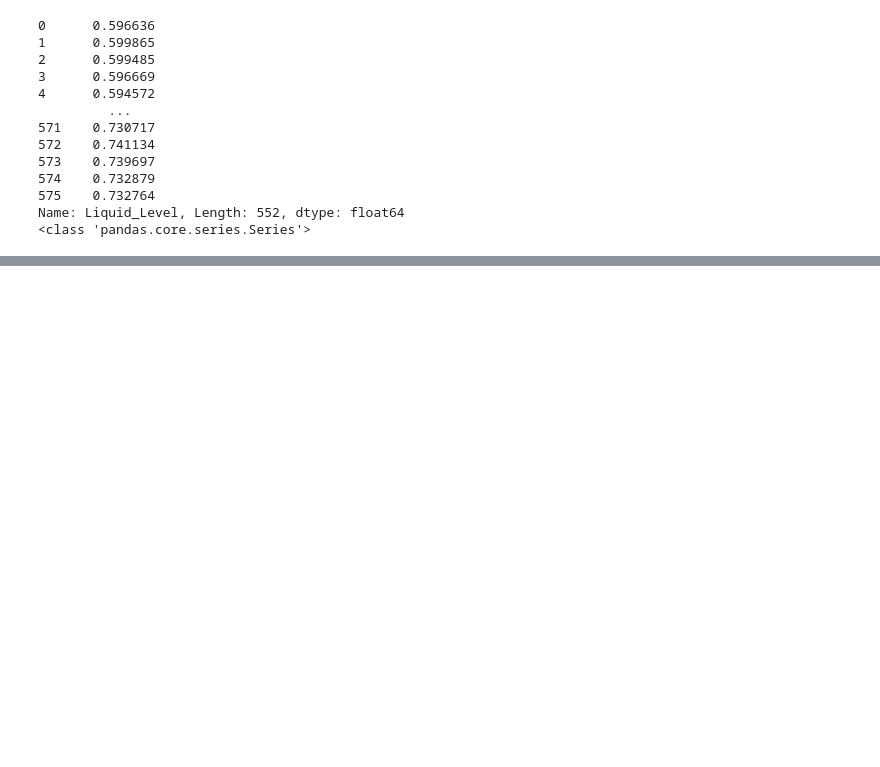
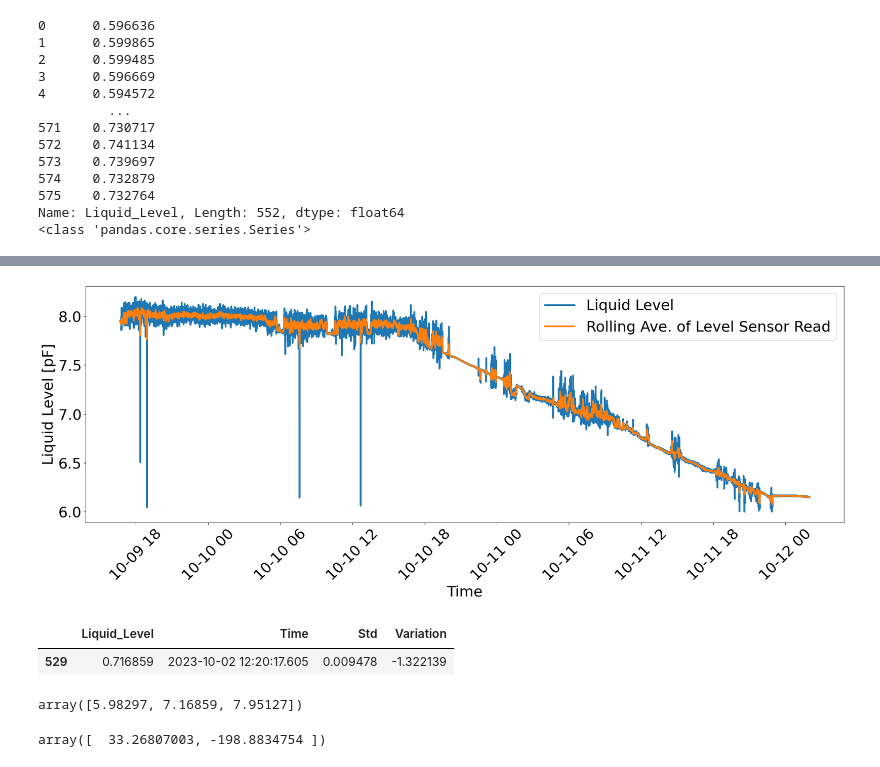
Before and after one commit to yuntsebaryon/SLArchettoMonitoring, a Jupyter notebook: LiquidLevel.ipynb, the cells around one changed output, grey strips where cells are left out. Drawn from its saved outputs; the diff is of its cells as text; code cells hidden in the pictures; blank space fills up the shorter version.

```diff
--- a/LiquidLevel.ipynb
+++ b/LiquidLevel.ipynb
@@ -152,0 +229,14 @@ fig.savefig('/Users/yuntse/Documents/DUNE/SLArchetto/Monitoring/LiquidLevel_2023
+# %%
+# Get the window of series
+# of observations of specified window size
+LL2Window = LL2Series.rolling( windowSize )
+
+# Create a series of moving
+# averages of each window
+LL2AveS = LL2Window.mean()
+# std of each window
+LL2StdS = LL2Window.std()
+# %%
+LL2Shift = LL2_trim.shift(periods = 5)
+LL2Time = LL2Shift['Time']
+LL2Shift[0:20]
@@ -152,0 +261,12 @@ fig.savefig('/Users/yuntse/Documents/DUNE/SLArchetto/Monitoring/LiquidLevel_2023
+# %%
+# Convert the series to data frame
+LL2Ave = LL2AveS.to_frame()
+LL2Std = LL2StdS.to_frame()
+# Insert the time stamp and the std to the current average data frame
+LL2Ave.insert( 1, 'Time', LL2Time )
+LL2Ave.insert( 2, 'Std', LL2Std )
+# Add a column of std/average in %
+LL2Ave = LL2Ave.assign( Variation = lambda x: x.Std/-x.Liquid_Level*100. )
+# Remove the NaN rows
+LL2Ave = LL2Ave.dropna()
+print( LL2Ave )
@@ -152,0 +288,29 @@ fig.savefig('/Users/yuntse/Documents/DUNE/SLArchetto/Monitoring/LiquidLevel_2023
+# %%
+# create figure and axis objects with subplots()
+fig, ax = plt.subplots(figsize = (20,8))
+ax.plot( LL2_trim['Time'], LL2_trim['Liquid_Level']*10, label = 'Liquid Level', lw = 3)
+ax.plot( LL2Ave['Time'], LL2Ave['Liquid_Level']*10, label = 'Rolling Ave. of Level Sensor Read', lw = 3)
+
+# set x-axis label
+ax.set_xlabel('Time', fontsize = 26)
+ax.tick_params(axis = 'x', labelrotation = 45, labelsize = 26)
+# set y-axis label
+ax.set_ylabel('Liquid Level [pF]', fontsize = 26)
+ax.tick_params(axis = 'y', labelsize = 26)
+ax.legend(loc = 'upper right', ncol = 1, fontsize = 26)
+plt.tight_layout()
+fig.savefig('/Users/yuntse/Documents/DUNE/SLArchetto/Monitoring/LiquidLevel_20231009.pdf')
+fig.savefig('/Users/yuntse/Documents/DUNE/SLArchetto/Monitoring/LiquidLevel_20231009.png')
+# %% [output]
+[figure, added]
+# %%
+LLAve[LLAve.Time=='2023-10-02 12:20:17.605']
+# %% [output]
+|  | Liquid_Level | Time | Std | Variation |
+| 529 | 0.716859 | 2023-10-02 12:20:17.605 | 0.009478 | -1.322139 |
+# %%
+C = np.array([0.598297, 0.716859, 0.795127])
+C = C*10
+C
+# %% [output]
+array([5.98297, 7.16859, 7.95127])
@@ -152,0 +319,5 @@ fig.savefig('/Users/yuntse/Documents/DUNE/SLArchetto/Monitoring/LiquidLevel_2023
+# %%
+f = np.polyfit(C, L, 1)
+f
+# %% [output]
+array([  33.26807003, -198.8834754 ])
```
Also changed, not shown: parts of 19 cells of this notebook, 1 other file.
